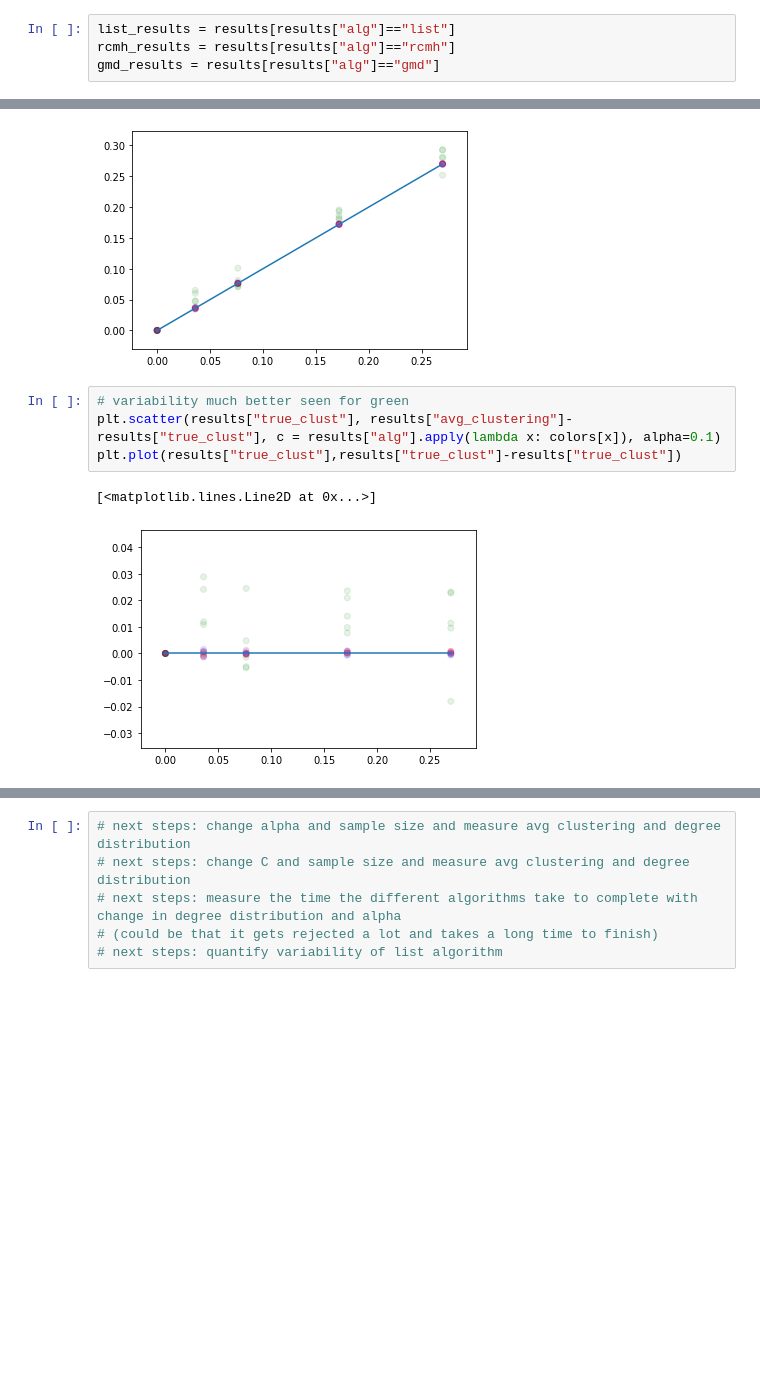
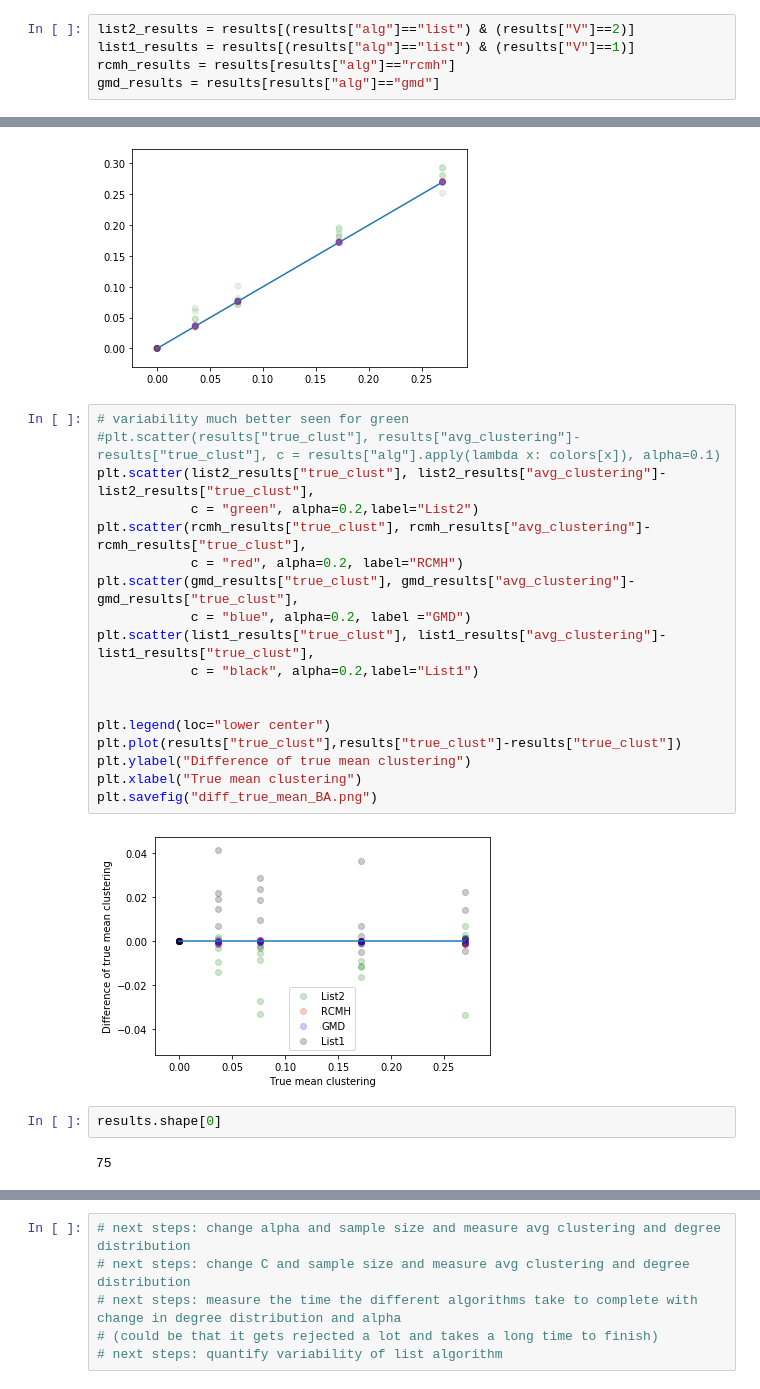
Before and after one commit to hewa55/GraphSampler, a Jupyter notebook: test.ipynb, the cells around one changed output, grey strips where cells are left out. Drawn from its saved outputs; the diff is of its cells as text; blank space fills up the shorter version.

```diff
--- a/test.ipynb
+++ b/test.ipynb
@@ -264,4 +389,5 @@ results.head()
 # %%
-list_results = results[results["alg"]=="list"]
+list2_results = results[(results["alg"]=="list") & (results["V"]==2)]
+list1_results = results[(results["alg"]=="list") & (results["V"]==1)]
 rcmh_results = results[results["alg"]=="rcmh"]
 gmd_results = results[results["alg"]=="gmd"]
@@ -293,8 +401,25 @@ plt.plot(results["true_clust"],results["true_clust"])
 [figure]
 # %%
 # variability much better seen for green
-plt.scatter(results["true_clust"], results["avg_clustering"]-results["true_clust"], c = results["alg"].apply(lambda x: colors[x]), alpha=0.1)
+#plt.scatter(results["true_clust"], results["avg_clustering"]-results["true_clust"], c = results["alg"].apply(lambda x: colors[x]), alpha=0.1)
+plt.scatter(list2_results["true_clust"], list2_results["avg_clustering"]-list2_results["true_clust"],
+            c = "green", alpha=0.2,label="List2")
+plt.scatter(rcmh_results["true_clust"], rcmh_results["avg_clustering"]-rcmh_results["true_clust"],
+            c = "red", alpha=0.2, label="RCMH")
+plt.scatter(gmd_results["true_clust"], gmd_results["avg_clustering"]-gmd_results["true_clust"],
+            c = "blue", alpha=0.2, label ="GMD")
+plt.scatter(list1_results["true_clust"], list1_results["avg_clustering"]-list1_results["true_clust"],
+            c = "black", alpha=0.2,label="List1")
+
+
+plt.legend(loc="lower center")
 plt.plot(results["true_clust"],results["true_clust"]-results["true_clust"])
+plt.ylabel("Difference of true mean clustering")
+plt.xlabel("True mean clustering")
+plt.savefig("diff_true_mean_BA.png")
 # %% [output]
-[<matplotlib.lines.Line2D at 0x...>]
-[figure, old version]
+[figure, new version]
+# %%
+results.shape[0]
+# %% [output]
+75
```
Also changed, not shown: parts of 39 cells of this notebook.
